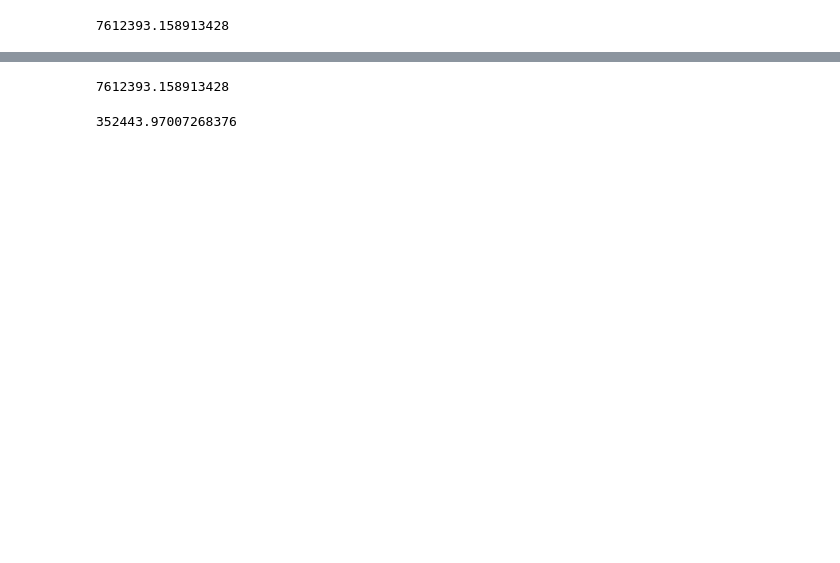
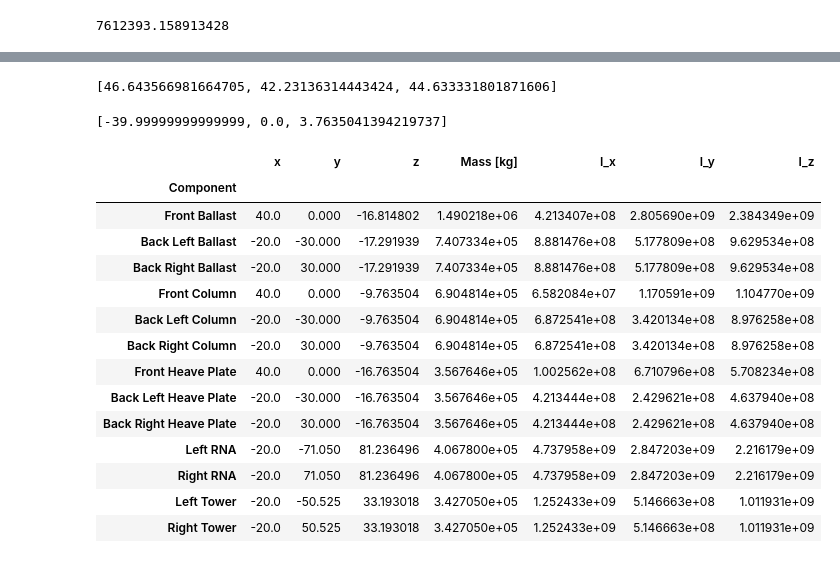
Before and after one commit to jsolvang/MUFP-Optimisation, a Jupyter notebook: Developing.ipynb, the cells around one changed output, grey strips where cells are left out. Cells and saved outputs as stored; diff of their text form; code cells hidden in the pictures; blank space fills up the shorter version.

```diff
--- a/Developing.ipynb
+++ b/Developing.ipynb
@@ -92,8 +109,26 @@ sim = ReadWadamLis(genie.HydroD_result)
-# %%
-buoy.total
-# %% [output]
-7612393.158913428
-# %%
-mass.tower
-# %% [output]
-352443.97007268376
+# %%
+coord.RoG
+# %% [output]
+[46.643566981664705, 42.23136314443424, 44.633331801871606]
+# %%
+coord.COM
+# %% [output]
+[-39.99999999999999, 0.0, 3.7635041394219737]
+# %%
+coord.rog_df
+# %% [output]
+|  | x | y | z | Mass [kg] | I_x | I_y | I_z |
+| Component |  |  |  |  |  |  |  |
+| Front Ballast | 40.0 | 0.000 | -16.814802 | 1.490218e+06 | 4.213407e+08 | 2.805690e+09 | 2.384349e+09 |
+| Back Left Ballast | -20.0 | -30.000 | -17.291939 | 7.407334e+05 | 8.881476e+08 | 5.177809e+08 | 9.629534e+08 |
+| Back Right Ballast | -20.0 | 30.000 | -17.291939 | 7.407334e+05 | 8.881476e+08 | 5.177809e+08 | 9.629534e+08 |
+| Front Column | 40.0 | 0.000 | -9.763504 | 6.904814e+05 | 6.582084e+07 | 1.170591e+09 | 1.104770e+09 |
+| Back Left Column | -20.0 | -30.000 | -9.763504 | 6.904814e+05 | 6.872541e+08 | 3.420134e+08 | 8.976258e+08 |
+| Back Right Column | -20.0 | 30.000 | -9.763504 | 6.904814e+05 | 6.872541e+08 | 3.420134e+08 | 8.976258e+08 |
+| Front Heave Plate | 40.0 | 0.000 | -16.763504 | 3.567646e+05 | 1.002562e+08 | 6.710796e+08 | 5.708234e+08 |
+| Back Left Heave Plate | -20.0 | -30.000 | -16.763504 | 3.567646e+05 | 4.213444e+08 | 2.429621e+08 | 4.637940e+08 |
+| Back Right Heave Plate | -20.0 | 30.000 | -16.763504 | 3.567646e+05 | 4.213444e+08 | 2.429621e+08 | 4.637940e+08 |
+| Left RNA | -20.0 | -71.050 | 81.236496 | 4.067800e+05 | 4.737958e+09 | 2.847203e+09 | 2.216179e+09 |
+| Right RNA | -20.0 | 71.050 | 81.236496 | 4.067800e+05 | 4.737958e+09 | 2.847203e+09 | 2.216179e+09 |
+| Left Tower | -20.0 | -50.525 | 33.193018 | 3.427050e+05 | 1.252433e+09 | 5.146663e+08 | 1.011931e+09 |
+| Right Tower | -20.0 | 50.525 | 33.193018 | 3.427050e+05 | 1.252433e+09 | 5.146663e+08 | 1.011931e+09 |
```
Also changed, not shown: parts of 31 cells of this notebook, 4 other files.
